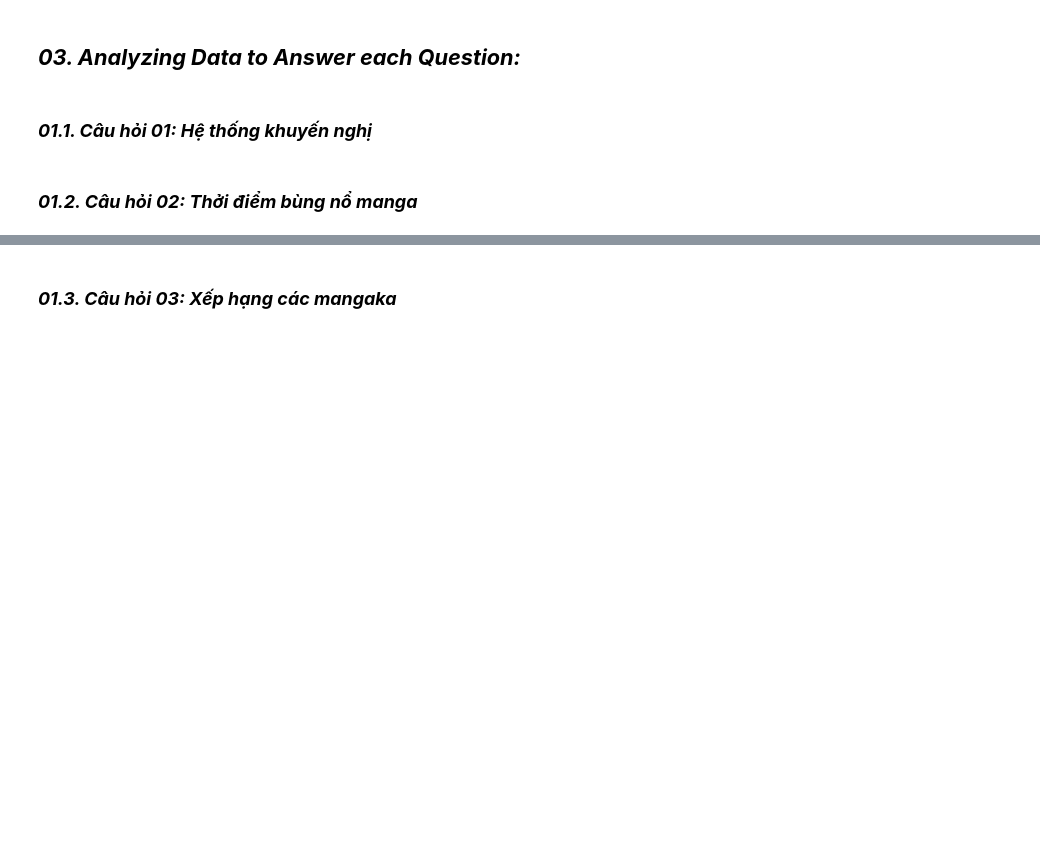
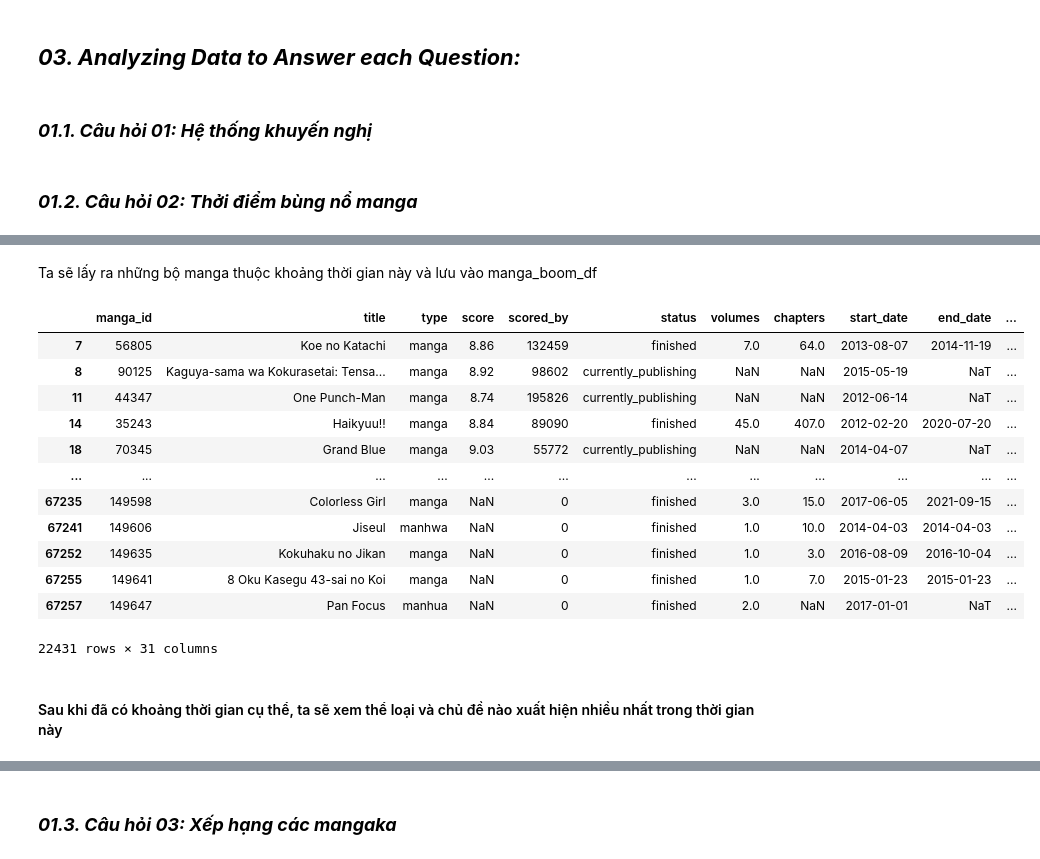
Before and after one commit to lengoctuong/Prj-Manga-Dataset_Programming4DS, a Jupyter notebook: 03_Asking-Questions-and-Analyzing.ipynb, the cells around one changed output, grey strips where cells are left out. Cells and saved outputs as stored; diff of their text form; code cells hidden in the pictures; blank space fills up the shorter version.

```diff
--- a/03_Asking-Questions-and-Analyzing.ipynb
+++ b/03_Asking-Questions-and-Analyzing.ipynb
@@ -115,0 +135,21 @@ author_df[['role']] = author_df[['role']].apply(lambda col : col.apply(ast.liter
+# %% [markdown]
+Ta sẽ lấy ra những bộ manga thuộc khoảng thời gian này và lưu vào manga_boom_df
+# %%
+manga_boom_df = manga_df[(pd.DatetimeIndex(manga_df['real_start_date']).year >= 2012) & (pd.DatetimeIndex(manga_df['real_start_date']).year <= 2017)]
+manga_boom_df
+# %% [output]
+|  | manga_id | title | type | score | scored_by | status | volumes | chapters | start_date | end_date | ... |
+| 7 | 56805 | Koe no Katachi | manga | 8.86 | 132459 | finished | 7.0 | 64.0 | 2013-08-07 | 2014-11-19 | ... |
+| 8 | 90125 | Kaguya-sama wa Kokurasetai: Tensa... | manga | 8.92 | 98602 | currently_publishing | NaN | NaN | 2015-05-19 | NaT | ... |
+| 11 | 44347 | One Punch-Man | manga | 8.74 | 195826 | currently_publishing | NaN | NaN | 2012-06-14 | NaT | ... |
+| 14 | 35243 | Haikyuu!! | manga | 8.84 | 89090 | finished | 45.0 | 407.0 | 2012-02-20 | 2020-07-20 | ... |
+| 18 | 70345 | Grand Blue | manga | 9.03 | 55772 | currently_publishing | NaN | NaN | 2014-04-07 | NaT | ... |
+| ... | ... | ... | ... | ... | ... | ... | ... | ... | ... | ... | ... |
+| 67235 | 149598 | Colorless Girl | manga | NaN | 0 | finished | 3.0 | 15.0 | 2017-06-05 | 2021-09-15 | ... |
+| 67241 | 149606 | Jiseul | manhwa | NaN | 0 | finished | 1.0 | 10.0 | 2014-04-03 | 2014-04-03 | ... |
+| 67252 | 149635 | Kokuhaku no Jikan | manga | NaN | 0 | finished | 1.0 | 3.0 | 2016-08-09 | 2016-10-04 | ... |
+| 67255 | 149641 | 8 Oku Kasegu 43-sai no Koi | manga | NaN | 0 | finished | 1.0 | 7.0 | 2015-01-23 | 2015-01-23 | ... |
+| 67257 | 149647 | Pan Focus | manhua | NaN | 0 | finished | 2.0 | NaN | 2017-01-01 | NaT | ... |
+22431 rows × 31 columns
+# %% [markdown]
+#### Sau khi đã có khoảng thời gian cụ thể, ta sẽ xem thể loại và chủ đề nào xuất hiện nhiều nhất trong thời gian này
```
Also changed, not shown: parts of 9 cells of this notebook, 1 other file.
